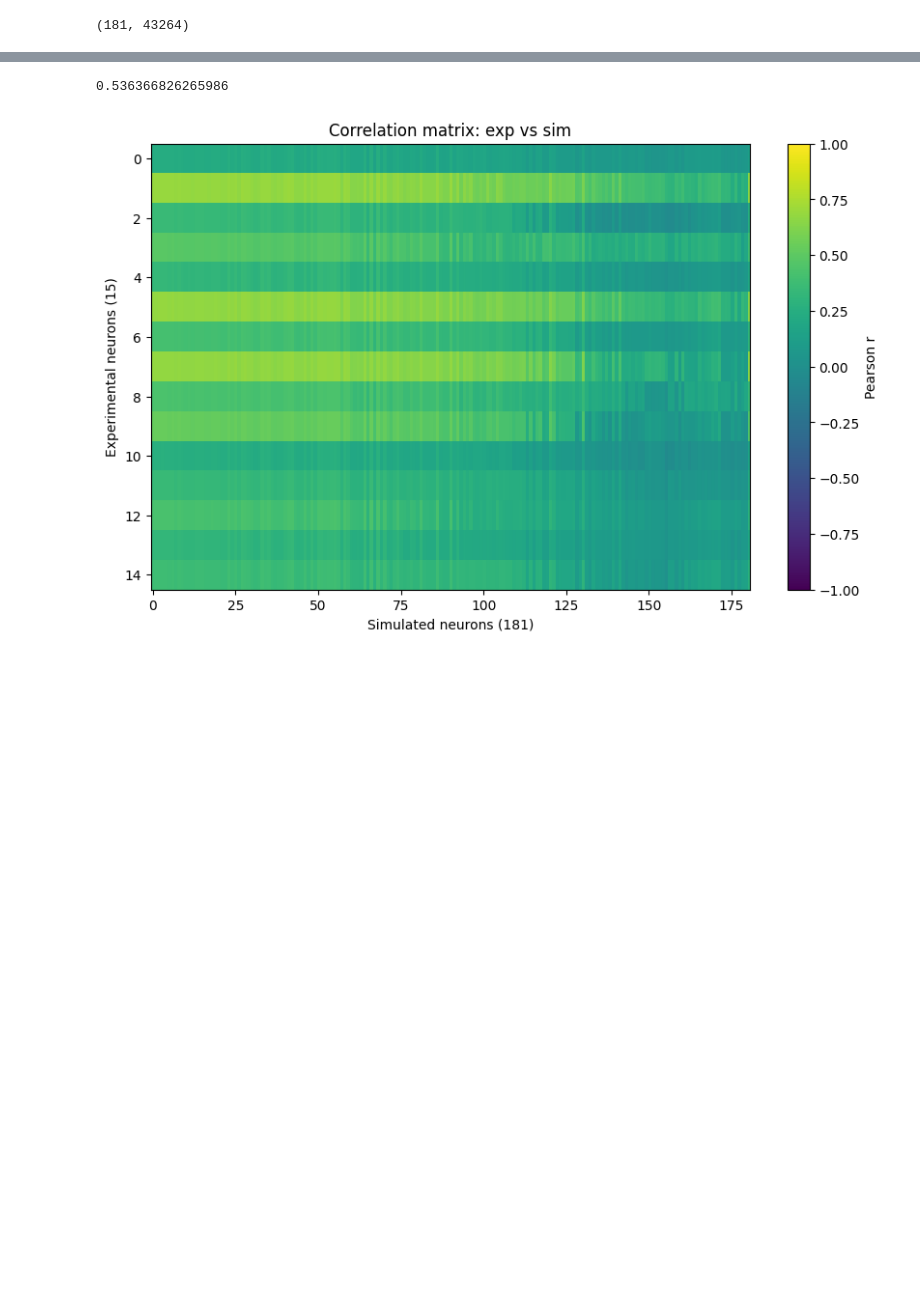
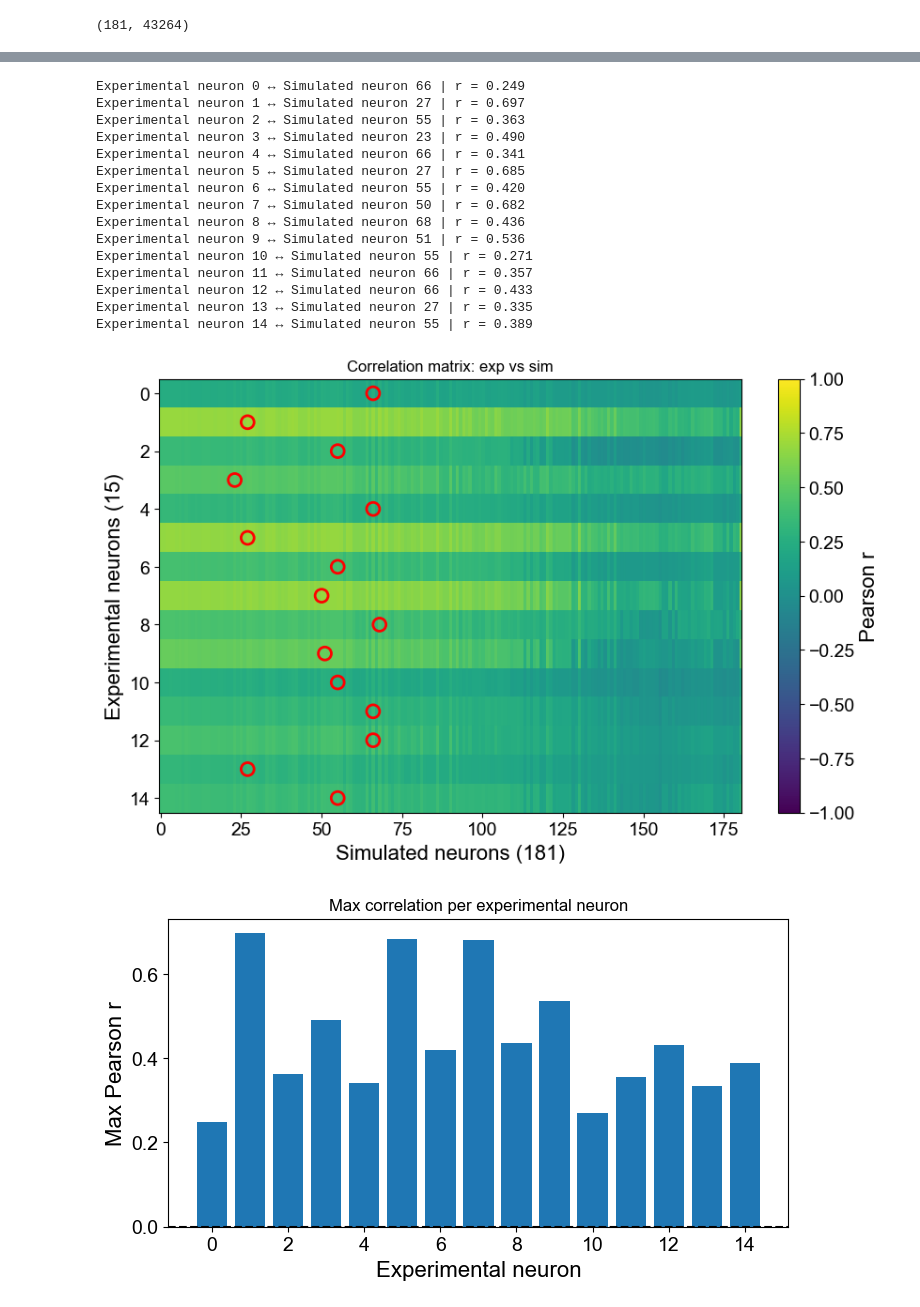
Before and after one commit to natmtc/flexible-motoneuron-control, a Jupyter notebook: Experimental_data_analysis_test.ipynb, the cells around one changed output, grey strips where cells are left out. Cells and saved outputs as stored; diff of their text form; code cells hidden in the pictures; blank space fills up the shorter version.

```diff
--- a/Experimental_data_analysis_test.ipynb
+++ b/Experimental_data_analysis_test.ipynb
@@ -1525,16 +1538,53 @@ for i in range(n_exp):
-# %%
-np.max(corr_matrix[9,:])
-# %% [output]
-0.536366826265986
-# %%
-import matplotlib.pyplot as plt
-
-plt.figure(figsize=(10,6))
-im = plt.imshow(corr_matrix, aspect='auto', cmap='viridis', vmin=-1, vmax=1)
-plt.colorbar(im, label="Pearson r")
-plt.xlabel("Simulated neurons (181)")
-plt.ylabel("Experimental neurons (15)")
-plt.title("Correlation matrix: exp vs sim")
-plt.show()
-# %% [output]
-[figure, removed]
+# %%
+# 1. Compute max per row
+max_vals = corr_matrix.max(axis=1)   # length = 15
+best_match = corr_matrix.argmax(axis=1)  # index of best simulated neuron per row
+
+# Print matches
+for exp_idx, (sim_idx, corr) in enumerate(zip(best_match, max_vals)):
+    print(f"Experimental neuron {exp_idx} ↔ Simulated neuron {sim_idx} | r = {corr:.3f}")
+
+# 2. Plot the heatmap + red markers
+plt.figure(figsize=(10,6))
+im = plt.imshow(corr_matrix, aspect='auto', cmap='viridis', vmin=-1, vmax=1)
+# im.savefig("/Users/nmt121/Desktop/corr.pdf", dpi=300, bbox_inches='tight')
+
+plt.colorbar(im, label="Pearson r")
+plt.xlabel("Simulated neurons (181)")
+plt.ylabel("Experimental neurons (15)")
+plt.title("Correlation matrix: exp vs sim")
+
+# add red circle markers on maxima
+for exp_idx, sim_idx in enumerate(best_match):
+    plt.scatter(sim_idx, exp_idx, s=100, facecolors='none', edgecolors='red', linewidths=2)
+fig.savefig("/Users/nmt121/Desktop/Figures/corr_maxvals_day1.pdf", dpi=300, bbox_inches='tight')
+
+plt.show()
+
+# 3. Plot the max values per row as a bar plot
+plt.figure(figsize=(8,4))
+plt.bar(np.arange(len(max_vals)), max_vals, color="C0")
+plt.axhline(0, color='k', linestyle='--')
+plt.ylabel("Max Pearson r")
+plt.xlabel("Experimental neuron")
+plt.title("Max correlation per experimental neuron")
+fig.savefig("/Users/nmt121/Desktop/Figures/corr_maxvals_day1.pdf", dpi=300, bbox_inches='tight')
+plt.show()
+# %% [output]
+Experimental neuron 0 ↔ Simulated neuron 66 | r = 0.249
+Experimental neuron 1 ↔ Simulated neuron 27 | r = 0.697
+Experimental neuron 2 ↔ Simulated neuron 55 | r = 0.363
+Experimental neuron 3 ↔ Simulated neuron 23 | r = 0.490
+Experimental neuron 4 ↔ Simulated neuron 66 | r = 0.341
+Experimental neuron 5 ↔ Simulated neuron 27 | r = 0.685
+Experimental neuron 6 ↔ Simulated neuron 55 | r = 0.420
+Experimental neuron 7 ↔ Simulated neuron 50 | r = 0.682
+Experimental neuron 8 ↔ Simulated neuron 68 | r = 0.436
+Experimental neuron 9 ↔ Simulated neuron 51 | r = 0.536
+Experimental neuron 10 ↔ Simulated neuron 55 | r = 0.271
+Experimental neuron 11 ↔ Simulated neuron 66 | r = 0.357
+Experimental neuron 12 ↔ Simulated neuron 66 | r = 0.433
+Experimental neuron 13 ↔ Simulated neuron 27 | r = 0.335
+Experimental neuron 14 ↔ Simulated neuron 55 | r = 0.389
+[figure, added]
+[figure, added]
```
Also changed, not shown: parts of 13 cells of this notebook, 2 other files.
